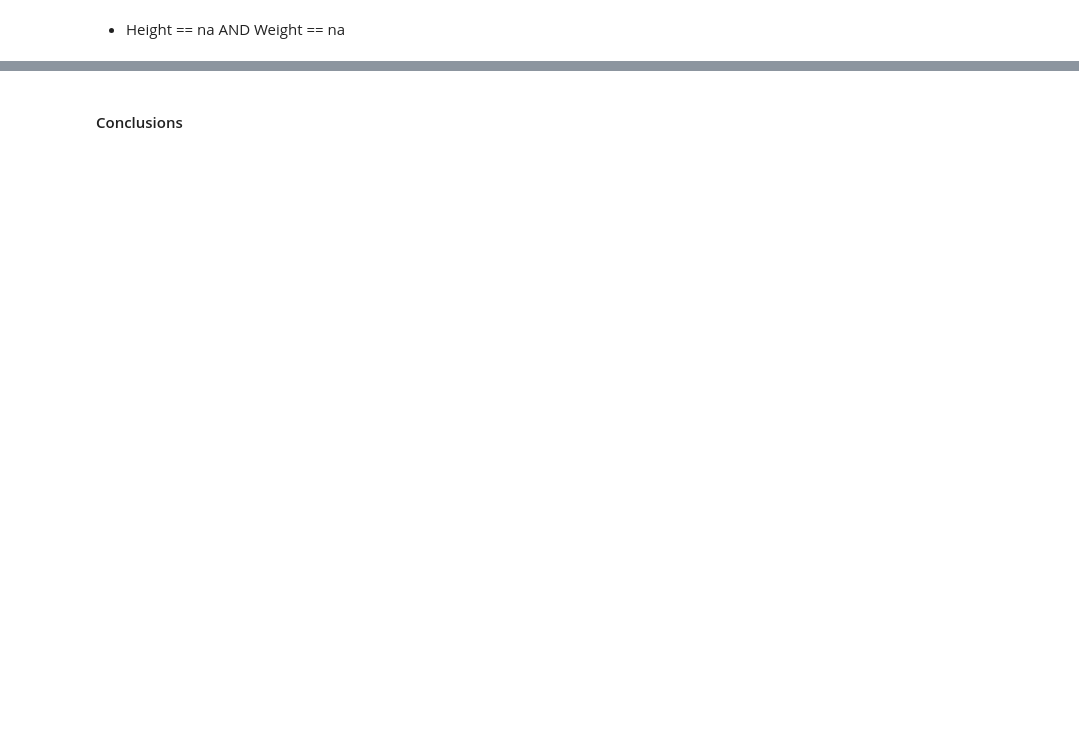
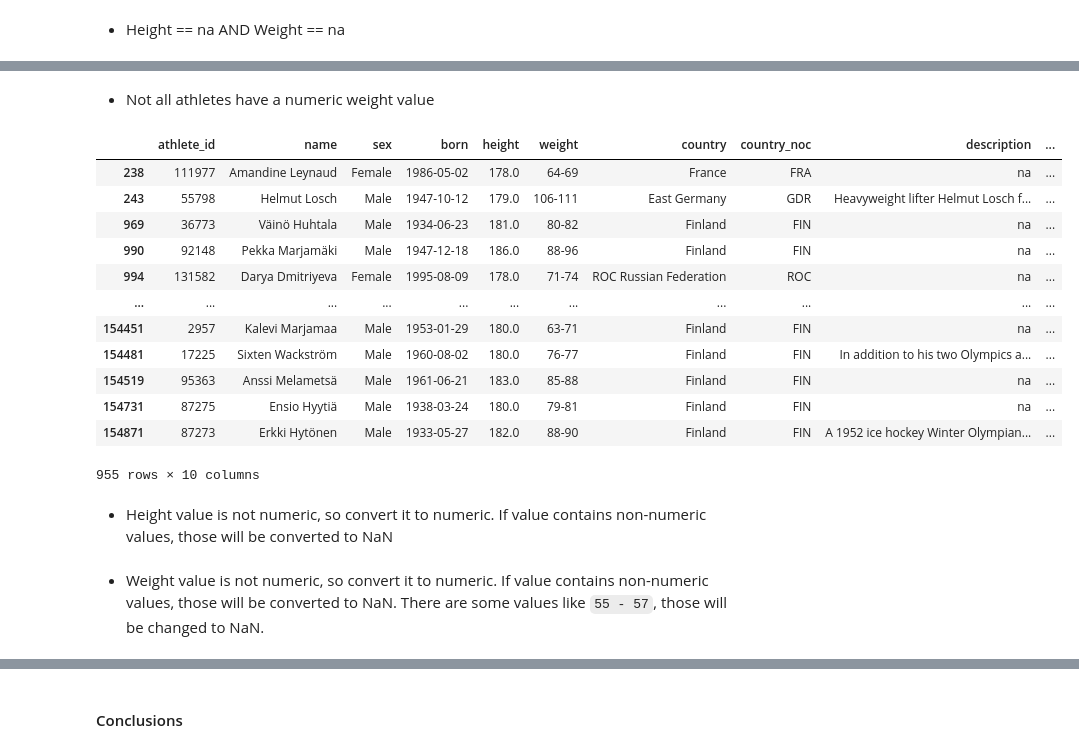
Before and after one commit to maximlesy/big-data-olympic-games, a Jupyter notebook: data-exploration/exploration.ipynb, the cells around one changed output, grey strips where cells are left out. Saved outputs shown, nothing was run; the diff lists cells and outputs as text; code cells hidden in the pictures; blank space fills up the shorter version.

```diff
--- a/data-exploration/exploration.ipynb
+++ b/data-exploration/exploration.ipynb
@@ -59,0 +215,22 @@ naHeightAndWeigthAthletes
+# %% [markdown]
+- Not all athletes have a numeric weight value
+# %%
+nonNaAthletes = athletes[(athletes['height'] != 'na') & (athletes['weight'] != 'na')]
+nonNumericWeights = nonNaAthletes[~nonNaAthletes['weight'].str.isnumeric()]
+nonNumericWeights
+# %% [output]
+|  | athlete_id | name | sex | born | height | weight | country | country_noc | description | ... |
+| 238 | 111977 | Amandine Leynaud | Female | 1986-05-02 | 178.0 | 64-69 | France | FRA | na | ... |
+| 243 | 55798 | Helmut Losch | Male | 1947-10-12 | 179.0 | 106-111 | East Germany | GDR | Heavyweight lifter Helmut Losch f... | ... |
+| 969 | 36773 | Väinö Huhtala | Male | 1934-06-23 | 181.0 | 80-82 | Finland | FIN | na | ... |
+| 990 | 92148 | Pekka Marjamäki | Male | 1947-12-18 | 186.0 | 88-96 | Finland | FIN | na | ... |
+| 994 | 131582 | Darya Dmitriyeva | Female | 1995-08-09 | 178.0 | 71-74 | ROC Russian Federation | ROC | na | ... |
+| ... | ... | ... | ... | ... | ... | ... | ... | ... | ... | ... |
+| 154451 | 2957 | Kalevi Marjamaa | Male | 1953-01-29 | 180.0 | 63-71 | Finland | FIN | na | ... |
+| 154481 | 17225 | Sixten Wackström | Male | 1960-08-02 | 180.0 | 76-77 | Finland | FIN | In addition to his two Olympics a... | ... |
+| 154519 | 95363 | Anssi Melametsä | Male | 1961-06-21 | 183.0 | 85-88 | Finland | FIN | na | ... |
+| 154731 | 87275 | Ensio Hyytiä | Male | 1938-03-24 | 180.0 | 79-81 | Finland | FIN | na | ... |
+| 154871 | 87273 | Erkki Hytönen | Male | 1933-05-27 | 182.0 | 88-90 | Finland | FIN | A 1952 ice hockey Winter Olympian... | ... |
+955 rows × 10 columns
+# %% [markdown]
+- Height value is not numeric, so convert it to numeric. If value contains non-numeric values, those will be converted to NaN
@@ -59,0 +239,2 @@ naHeightAndWeigthAthletes
+# %% [markdown]
+- Weight value is not numeric, so convert it to numeric. If value contains non-numeric values, those will be converted to NaN. There are some values like `55 - 57`, those will be changed to NaN.
```
Also changed, not shown: parts of 18 cells of this notebook.
